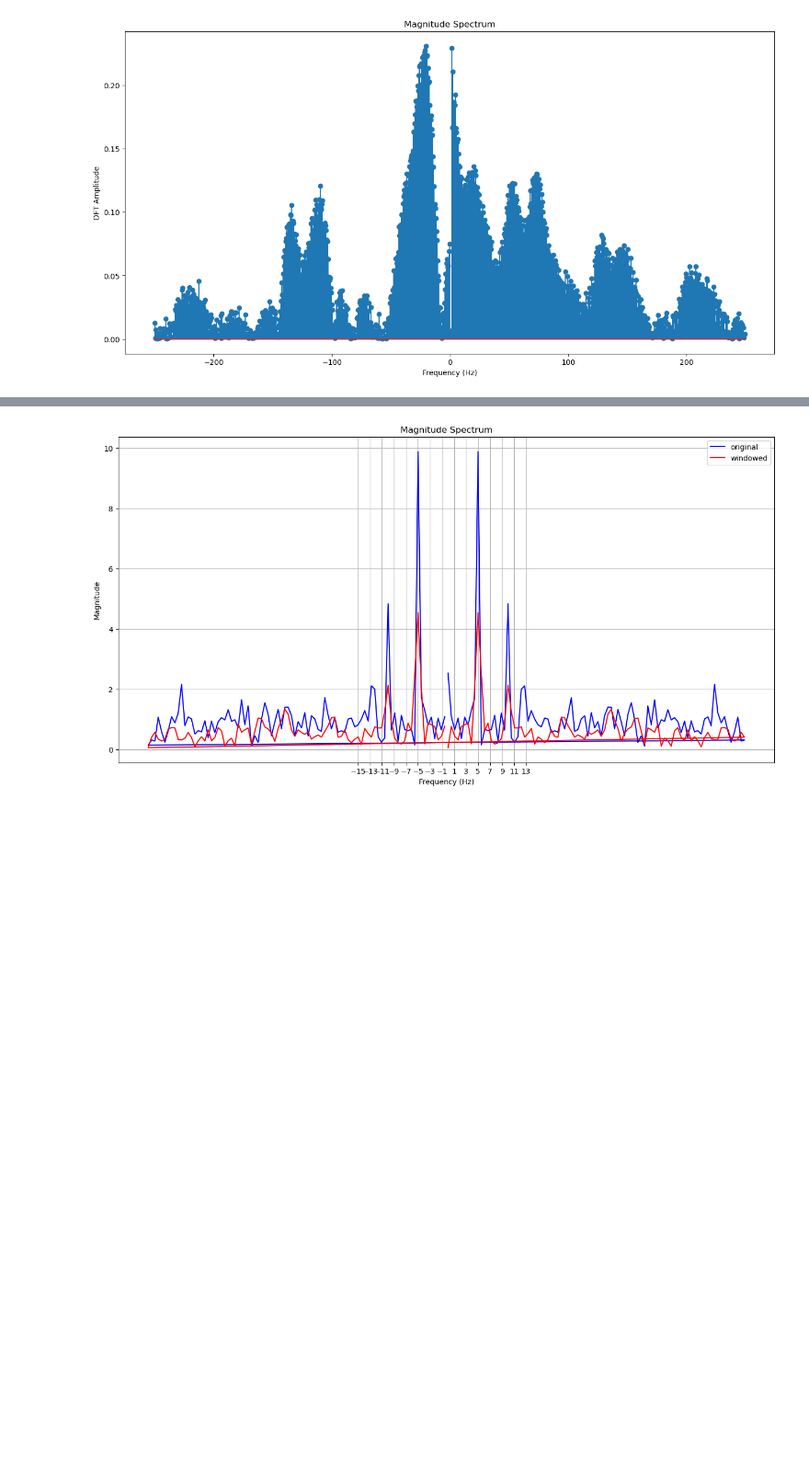
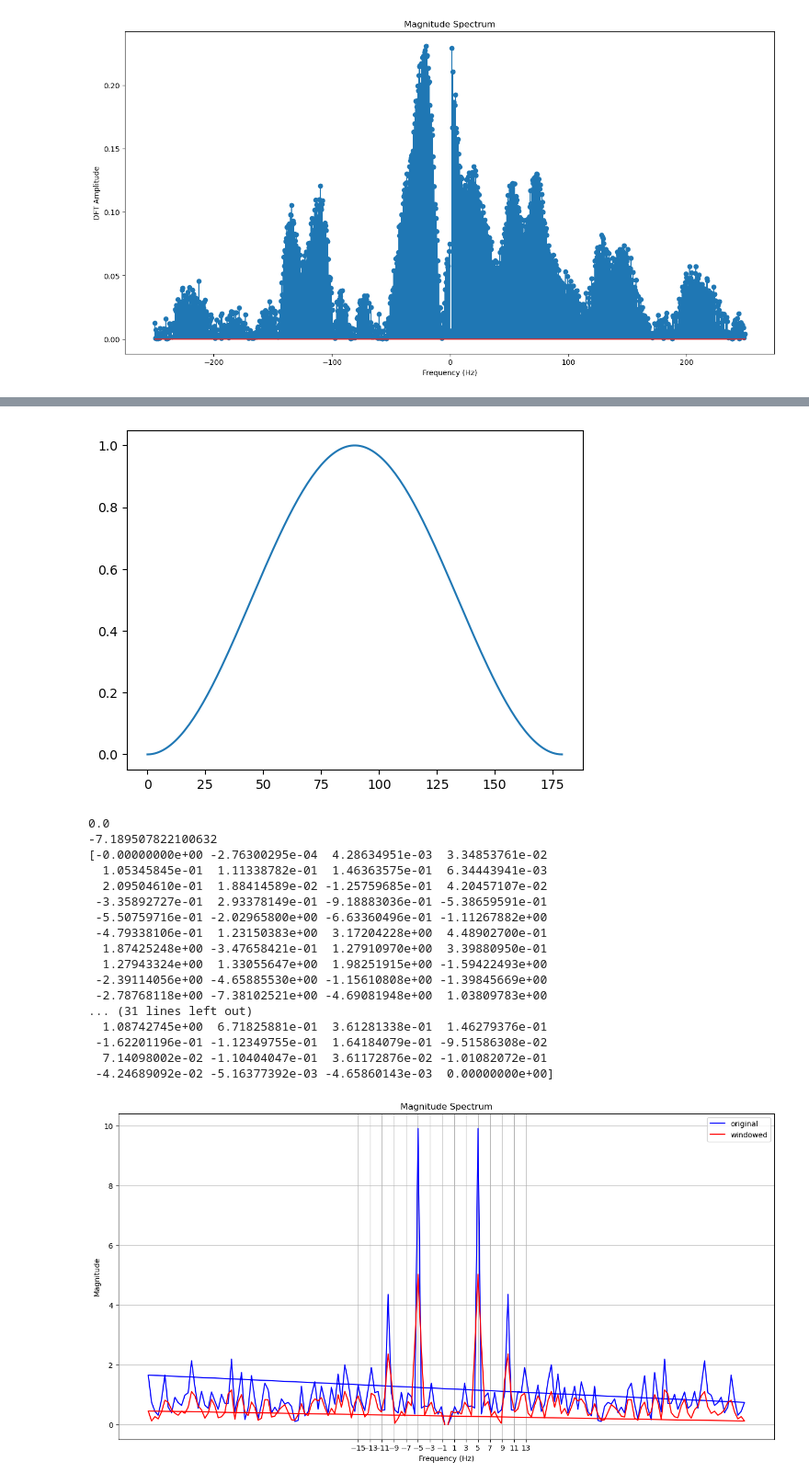
Before and after one commit to JennyYuanZW/FT-Windowing, a Jupyter notebook: Experiment.ipynb, the cells around one changed output, grey strips where cells are left out. Shown at 92% size. Cells and saved outputs as stored; diff of their text form; code cells hidden in the pictures; blank space fills up the shorter version.

```diff
--- a/Experiment.ipynb
+++ b/Experiment.ipynb
@@ -58,16 +58,21 @@ def plot_dft_compare(x, fs, x_windowed):
     """
     Compute the Discrete Fourier Transform (DFT) of the input signal x and the windowed signal and plot the magnitude spectrum.
     """
+
     N = len(x)
     X = np.fft.fft(x)  # Compute the DFT using numpy's fft function
     freq = np.fft.fftfreq(N, d=1/fs)  # Compute the frequency axis
-
+    #managing first and last point to be 0
+    X[0]=0
+    X[-1]=0
 
     #for the windowed function
     N_windowed = len(x_windowed)
     X_windowed = np.fft.fft(x_windowed)  # Compute the DFT using numpy's fft function
     freq_windowed = np.fft.fftfreq(N_windowed, d=1/fs)  # Compute the frequency axis
-
+    #managing first and last point to be 0
+    X_windowed[0]=0
+    X_windowed[-1]=0
     # Plot the magnitude spectrum
     plt.figure(figsize=(16, 8))
     #the magnitude was divided by the sample rate to match it to the original amplitude of the signal
@@ -122,7 +127,7 @@ plt.ylabel('Magnitude')
 plt.title('Noisy sine signal')
 plt.legend()
 plt.show()
-#dataset_sin=np.array(sampled_val)
+dataset_sin=np.array(sampled_val)
 #dataset_sin_transform = DiscreteFourierTransform(dataset_sin[0:sampling_range], 1/st)
 #dataset_sin_transform.DFT()
 #dataset_sin_transform.DFTplot()
@@ -133,15 +138,38 @@ plot_dft(sampled_val,1/st)
 # %%
 #windowing function
 #hanning window - the most basic, will cut the effect of side signals
-
 dataset_sin_hanning=dataset_sin*np.hanning(sampling_range)
+plt.plot(np.hanning(sampling_range))
+plt.show()
+window=np.hanning(sampling_range)
+#print(window[0])
+#print(dataset_sin[0])
+#print(dataset_sin_hanning)
 #dataset_sin_hanning_transform = DiscreteFourierTransform(dataset_sin_hanning[0:sampling_range], 1/sr)
 #dataset_sin_hanning_transform.DFT()
 #dataset_sin_hanning_transform.DFTplot()
 plot_dft_compare(sampled_val,1/st,dataset_sin_hanning)
 #hanning window doesnt work if frequency peaks are close to each other - they are more distinct when the window wasnt used
 # %% [output]
-[figure, old version]
+[figure, new version]
+0.0
+-7.189507822100632
+[-0.00000000e+00 -2.76300295e-04  4.28634951e-03  3.34853761e-02
+  1.05345845e-01  1.11338782e-01  1.46363575e-01  6.34443941e-03
+  2.09504610e-01  1.88414589e-02 -1.25759685e-01  4.20457107e-02
+ -3.35892727e-01  2.93378149e-01 -9.18883036e-01 -5.38659591e-01
+ -5.50759716e-01 -2.02965800e+00 -6.63360496e-01 -1.11267882e+00
+ -4.79338106e-01  1.23150383e+00  3.17204228e+00  4.48902700e-01
+  1.87425248e+00 -3.47658421e-01  1.27910970e+00  3.39880950e-01
+  1.27943324e+00  1.33055647e+00  1.98251915e+00 -1.59422493e+00
+ -2.39114056e+00 -4.65885530e+00 -1.15610808e+00 -1.39845669e+00
+ -2.78768118e+00 -7.38102521e+00 -4.69081948e+00  1.03809783e+00
+... (31 lines left out)
+  1.08742745e+00  6.71825881e-01  3.61281338e-01  1.46279376e-01
+ -1.62201196e-01 -1.12349755e-01  1.64184079e-01 -9.51586308e-02
+  7.14098002e-02 -1.10404047e-01  3.61172876e-02 -1.01082072e-01
+ -4.24689092e-02 -5.16377392e-03 -4.65860143e-03  0.00000000e+00]
+[figure, added]
 # %%
 #flattopwindow
 flattopwindow = signal.windows.flattop(sampling_range)
```
Also changed, not shown: parts of 5 cells of this notebook, 1 other file.
